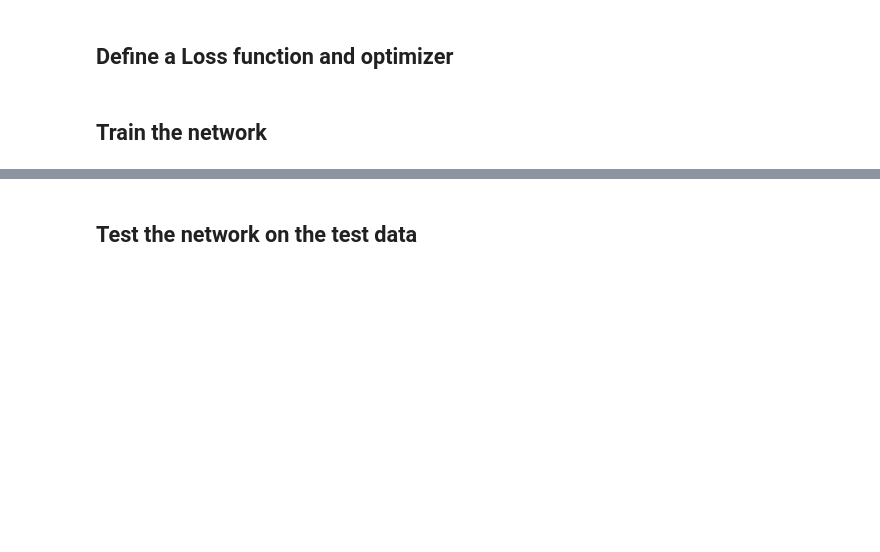
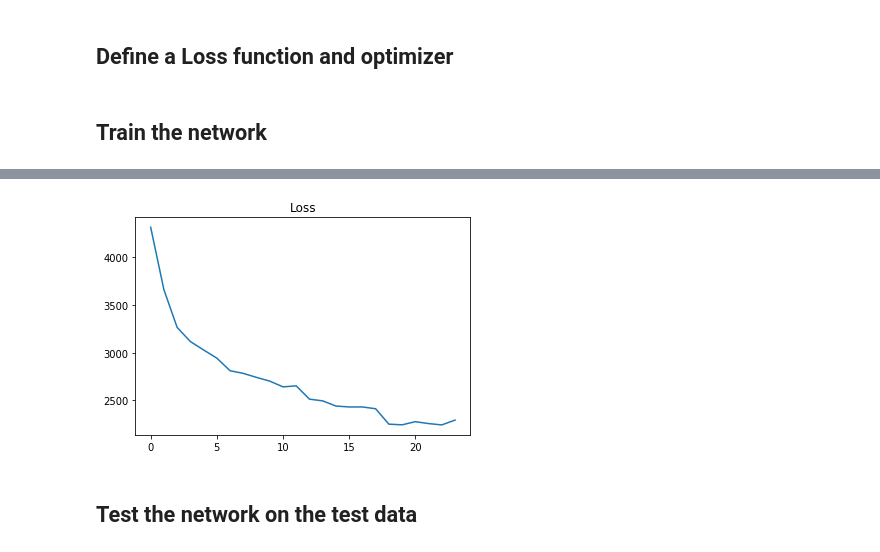
Before and after one commit to cody9898/ConvolutionalNeuralNetwork, a Jupyter notebook: cifarCNN.ipynb, the cells around one changed output, grey strips where cells are left out. Drawn from its saved outputs; the diff is of its cells as text; code cells hidden in the pictures; blank space fills up the shorter version.

Commit message:
added graph of loss

```diff
--- a/cifarCNN.ipynb
+++ b/cifarCNN.ipynb
@@ -77,6 +77,7 @@ optimizer = optim.SGD(net.parameters(), lr=0.001, momentum=0.9)
 # %% [markdown]
 ## Train the network
 # %%
+loss_arr = []
 for epoch in range(4):  # loop over the dataset multiple times
 
     running_loss = 0.0
@@ -96,8 +97,8 @@ for epoch in range(4):  # loop over the dataset multiple times
         # print statistics
         running_loss += loss.item()
         if i % 2000 == 1999:    # print every 2000 mini-batches
-            print('[%d, %5d] loss: %.3f' %
-                  (epoch + 1, i + 1, running_loss / 2000))
+            print('[%d, %5d] loss: %.3f' %(epoch + 1, i + 1, running_loss / 2000))
+            loss_arr.append(running_loss)
             running_loss = 0.0
 
 print('Finished Training')
@@ -121,4 +122,15 @@ print('Finished Training')
 Finished Training
+# %%
+import matplotlib.pyplot as plt
+x_vals = []
+for i in range(len(loss_arr)):
+    x_vals.append(i)
+
+plt.plot(x_vals, loss_arr)
+plt.title('Loss')
+plt.show()
+# %% [output]
+[figure, added]
 # %%
 PATH = './cifar_net.pth'
 torch.save(net.state_dict(), PATH)
```
Also changed, not shown: parts of 4 cells of this notebook.
